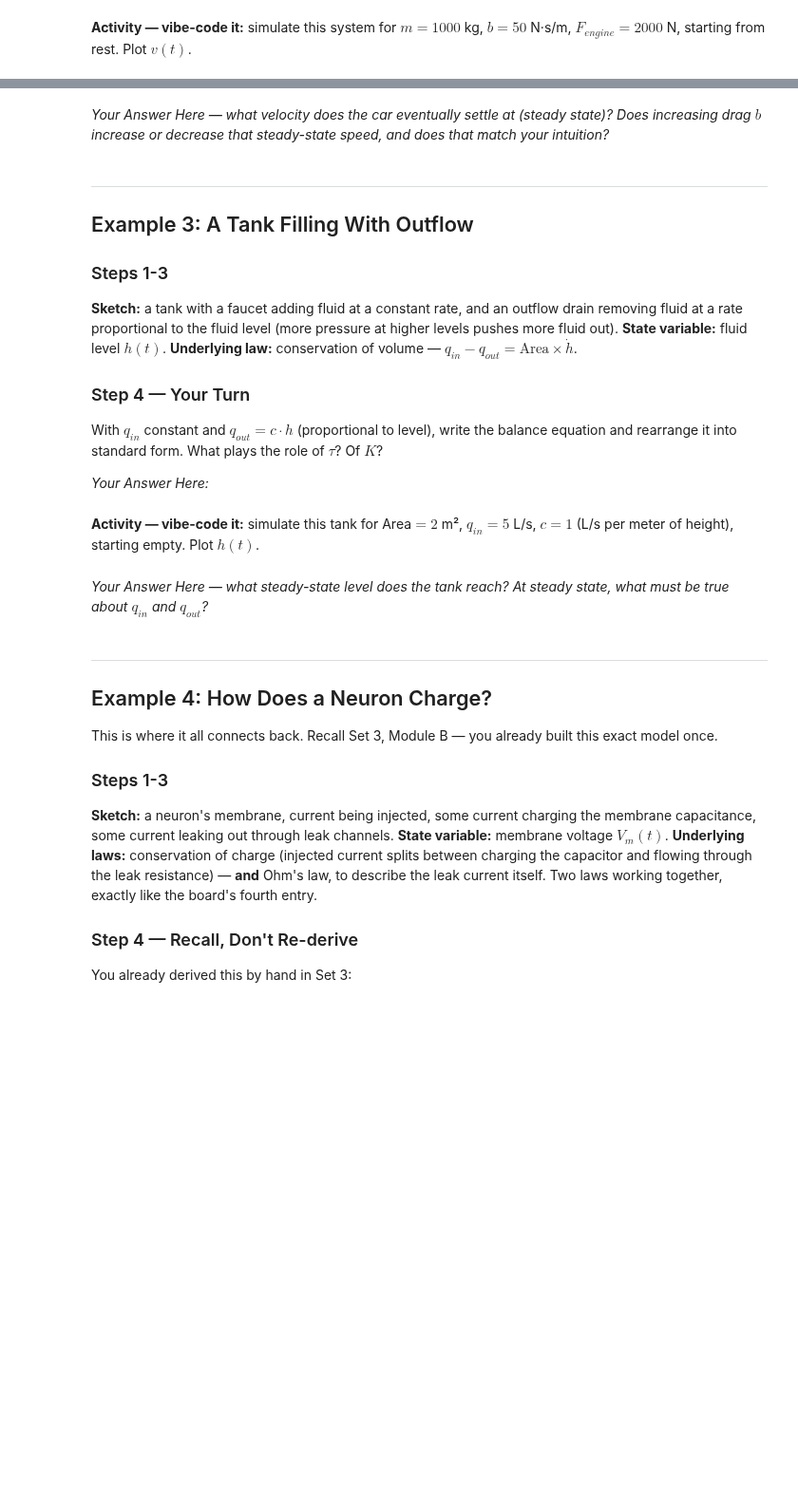
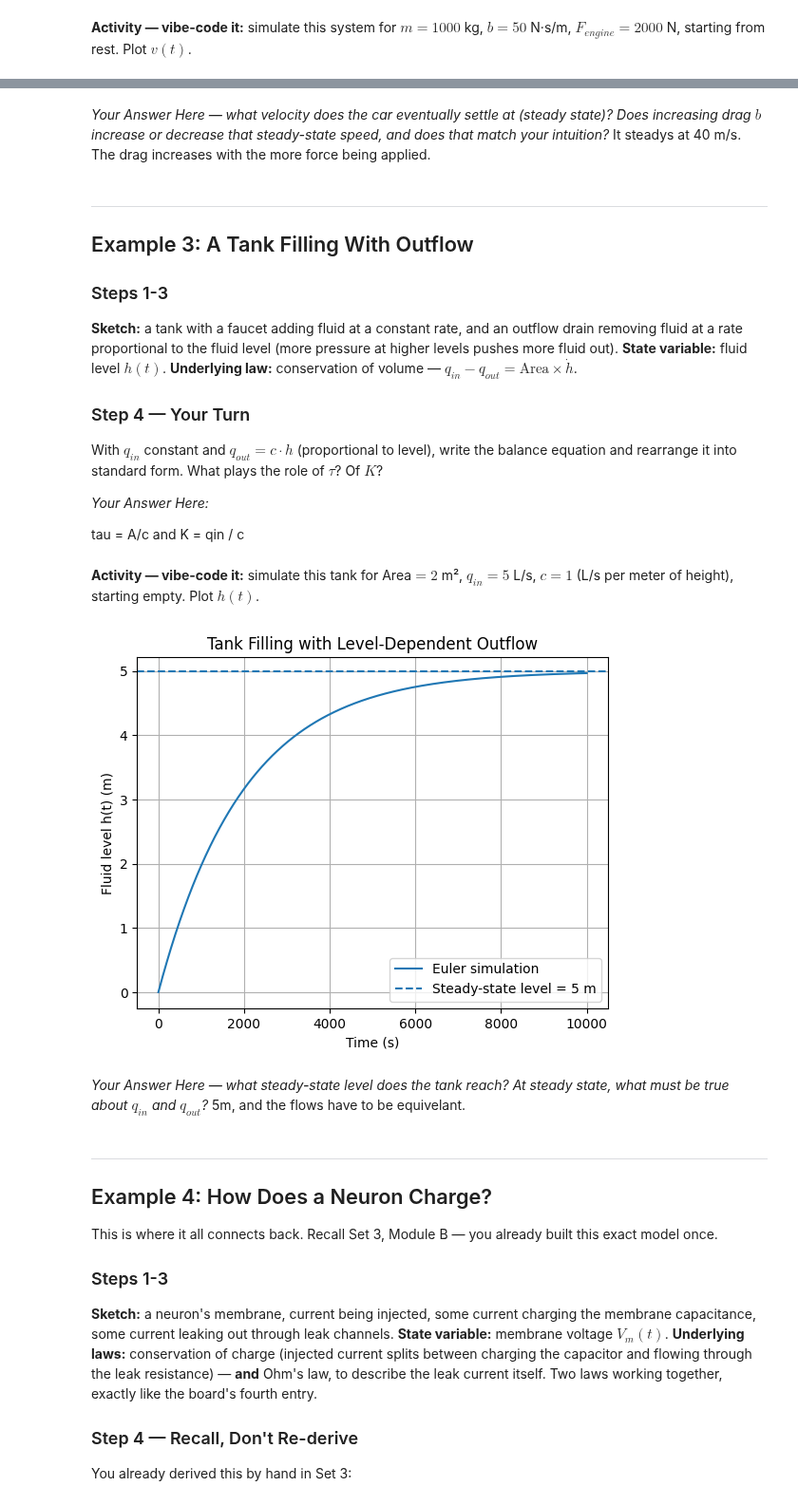
Before and after one commit to HnterWeitkamp/CS-4590, a Jupyter notebook: 3_1_FirstOrderSystems.ipynb, the cells around one changed output, grey strips where cells are left out. Shown at 95% size. Cells and saved outputs as stored; diff of their text form; code cells hidden in the pictures; blank space fills up the shorter version.

```diff
--- a/3_1_FirstOrderSystems.ipynb
+++ b/3_1_FirstOrderSystems.ipynb
@@ -185,5 +224,6 @@ Write the balance equation yourself: $m\dot v = F_{engine} - bv$. Rearrange this
 # %% [markdown]
 *Your Answer Here — what velocity does the car eventually settle at (steady state)? Does increasing drag $b$ increase or decrease that steady-state speed, and does that match your intuition?*
+It steadys at 40 m/s. The drag increases with the more force being applied.
 # %% [markdown]
 ---
 ## Example 3: A Tank Filling With Outflow
@@ -196,12 +236,49 @@ Write the balance equation yourself: $m\dot v = F_{engine} - bv$. Rearrange this
 With $q_{in}$ constant and $q_{out} = c \cdot h$ (proportional to level), write the balance equation and rearrange it into standard form. What plays the role of $\tau$? Of $K$?
 
 *Your Answer Here:*
+
+tau = A/c and K = qin / c
 # %% [markdown]
 **Activity — vibe-code it:** simulate this tank for Area$=2$ m², $q_{in}=5$ L/s, $c=1$ (L/s per meter of height), starting empty. Plot $h(t)$.
 # %%
 # Your vibe-coded tank simulation here:
+import numpy as np
+import matplotlib.pyplot as plt
+
+# Parameters
+A = 2.0               # m^2
+qin = 5.0 / 1000      # m^3/s
+c = 1.0 / 1000        # m^2/s
+
+# Time settings
+dt = 10.0
+t_end = 10000
+t = np.arange(0, t_end + dt, dt)
+
+# Initialize height (tank starts empty)
+h = np.zeros(len(t))
+
+# Euler's method
+for i in range(len(t) - 1):
+    dhdt = (qin - c * h[i]) / A
+    h[i+1] = h[i] + dt * dhdt
+
+# Plot
+plt.plot(t, h, label="Euler simulation")
+plt.axhline(5, linestyle="--",
+            label="Steady-state level = 5 m")
+
+plt.xlabel("Time (s)")
+plt.ylabel("Fluid level h(t) (m)")
+plt.title("Tank Filling with Level-Dependent Outflow")
+plt.grid()
+plt.legend()
+plt.show()
+# %% [output]
+[figure, added]
 # %% [markdown]
 *Your Answer Here — what steady-state level does the tank reach? At steady state, what must be true about $q_{in}$ and $q_{out}$?*
+5m, and the flows have to be equivelant.
 # %% [markdown]
 ---
 ## Example 4: How Does a Neuron Charge?
```
Also changed, not shown: parts of 4 cells of this notebook.
